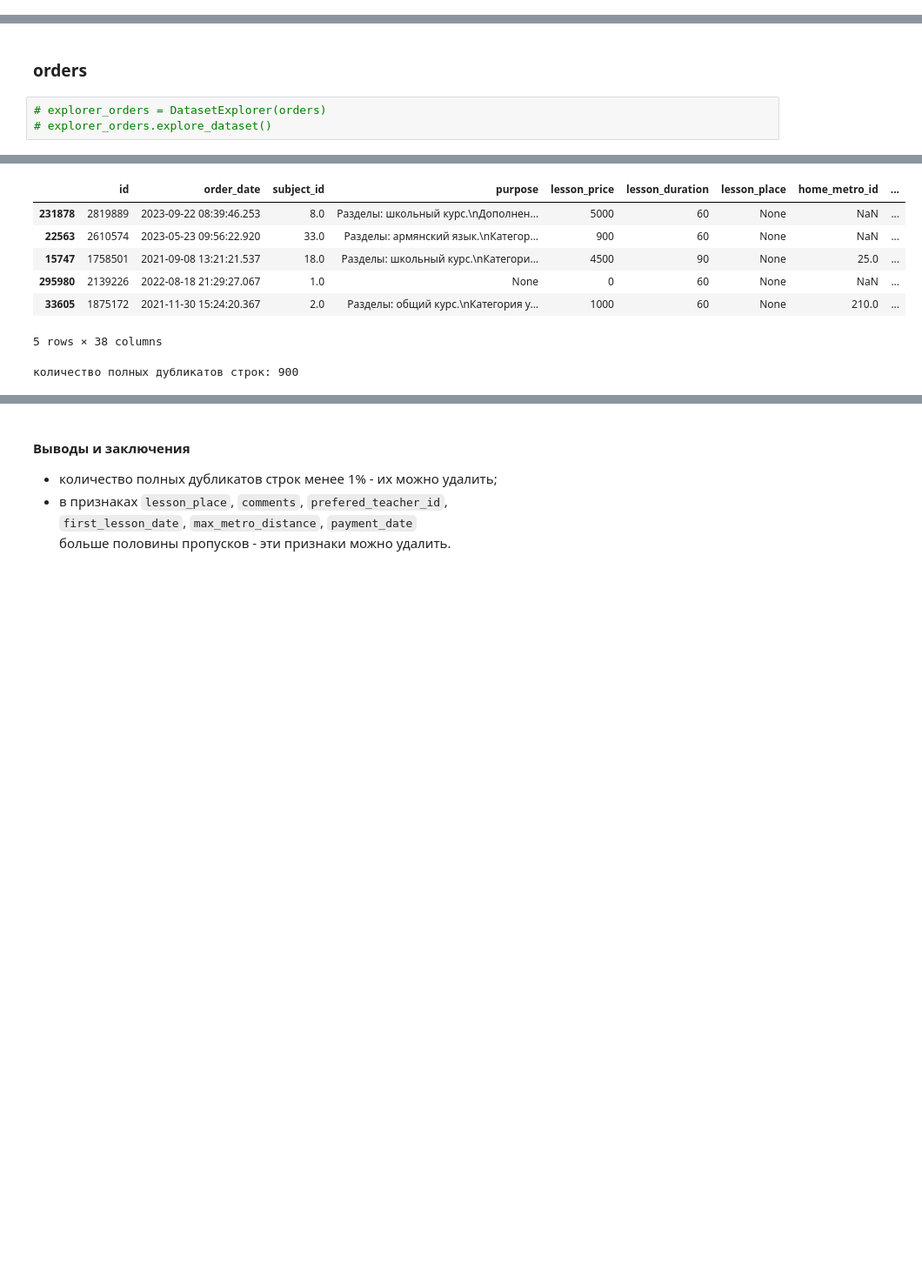
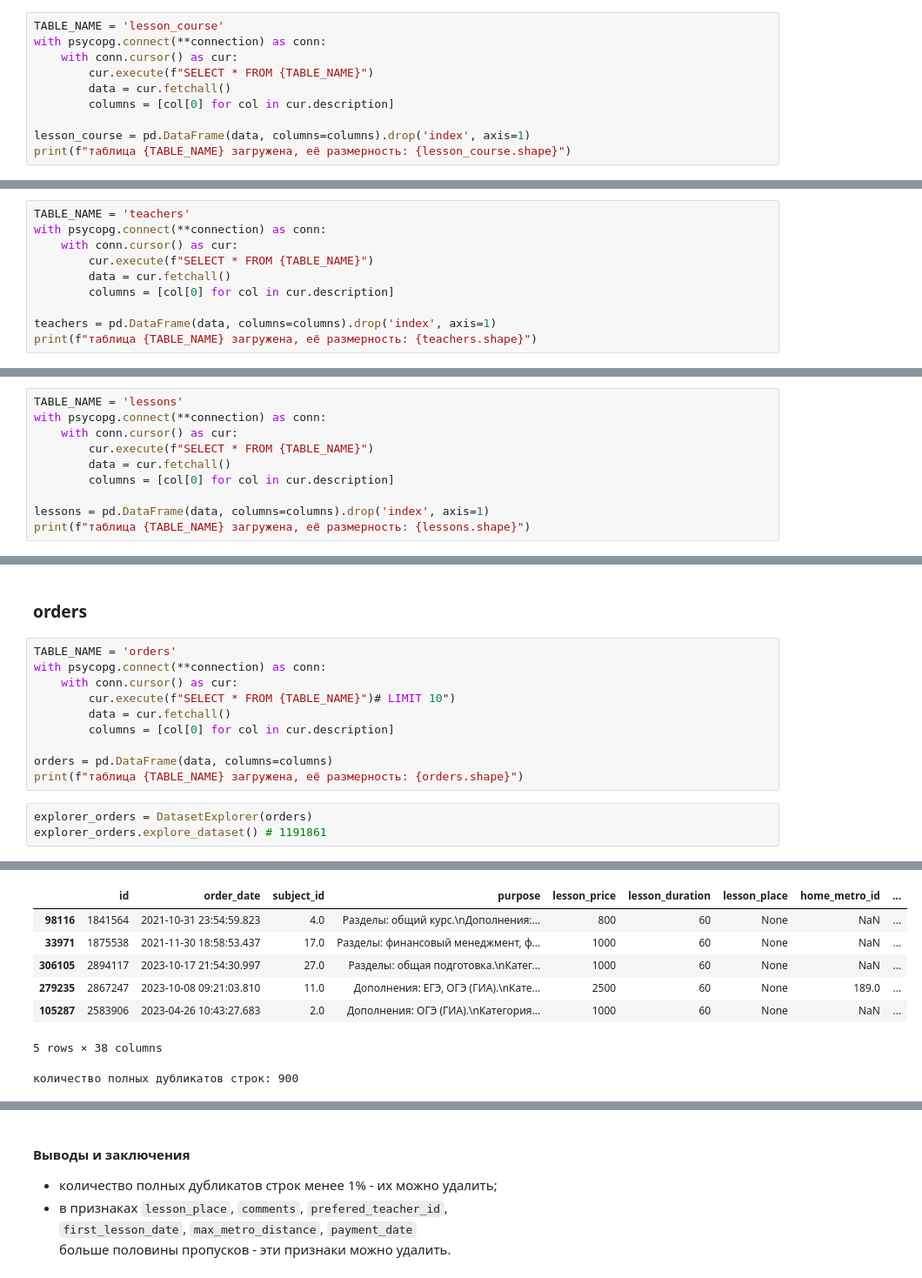
Before and after one commit to denis-42ds/identification_and_optimization_of_payments, a Jupyter notebook: payments_optimization.ipynb, the cells around one changed output, grey strips where cells are left out. Shown: that part at 87% size. Saved outputs shown, nothing was run; the diff lists cells and outputs as text; blank space fills up the shorter version.

Commit message:
data preparation modified

```diff
--- a/payments_optimization.ipynb
+++ b/payments_optimization.ipynb
@@ -416,3 +434,13 @@ is_pupils_needed: 96.36%
   <br>т.к. он даёт утечку целевого признака.
 # %% [markdown]
 ### lesson_course
+# %%
+TABLE_NAME = 'lesson_course'
+with psycopg.connect(**connection) as conn:
+    with conn.cursor() as cur:
+        cur.execute(f"SELECT * FROM {TABLE_NAME}")
+        data = cur.fetchall()
+        columns = [col[0] for col in cur.description]
+
+lesson_course = pd.DataFrame(data, columns=columns).drop('index', axis=1)
+print(f"таблица {TABLE_NAME} загружена, её размерность: {lesson_course.shape}")
@@ -479,3 +509,13 @@ order_id: 0.37%
 - у признаков `date_updated` и `suspend_till_date` нужно изменить тип данных на `datetime`
 # %% [markdown]
 ### teachers
+# %%
+TABLE_NAME = 'teachers'
+with psycopg.connect(**connection) as conn:
+    with conn.cursor() as cur:
+        cur.execute(f"SELECT * FROM {TABLE_NAME}")
+        data = cur.fetchall()
+        columns = [col[0] for col in cur.description]
+
+teachers = pd.DataFrame(data, columns=columns).drop('index', axis=1)
+print(f"таблица {TABLE_NAME} загружена, её размерность: {teachers.shape}")
@@ -533,3 +575,13 @@ Name: count, dtype: int64
 - наблюдается дисбаланс классов целевой переменной.
 # %% [markdown]
 ### lessons
+# %%
+TABLE_NAME = 'lessons'
+with psycopg.connect(**connection) as conn:
+    with conn.cursor() as cur:
+        cur.execute(f"SELECT * FROM {TABLE_NAME}")
+        data = cur.fetchall()
+        columns = [col[0] for col in cur.description]
+
+lessons = pd.DataFrame(data, columns=columns).drop('index', axis=1)
+print(f"таблица {TABLE_NAME} загружена, её размерность: {lessons.shape}")
@@ -592,33 +646,43 @@ amount_paid: 99.32%
 - все представленные `id` уроков уникальны.
 # %% [markdown]
 ### orders
+# %%
+TABLE_NAME = 'orders'
+with psycopg.connect(**connection) as conn:
+    with conn.cursor() as cur:
+        cur.execute(f"SELECT * FROM {TABLE_NAME}")# LIMIT 10")
+        data = cur.fetchall()
+        columns = [col[0] for col in cur.description]
+
+orders = pd.DataFrame(data, columns=columns)
+print(f"таблица {TABLE_NAME} загружена, её размерность: {orders.shape}")
 # %%
-# explorer_orders = DatasetExplorer(orders)
-# explorer_orders.explore_dataset()
+explorer_orders = DatasetExplorer(orders)
+explorer_orders.explore_dataset() # 1191861
 # %% [output]
 <class 'pandas.core.frame.DataFrame'>
 Index: 1191861 entries, 0 to 437216
 Data columns (total 38 columns):
  #   Column                   Non-Null Count    Dtype
 ---  ------                   --------------    -----
  0   id                       1191861 non-null  int32
  1   order_date               1191861 non-null  object
  2   subject_id               1181529 non-null  float32
  3   purpose                  1025351 non-null  object
  4   lesson_price             1191861 non-null  int32
  5   lesson_duration          1191861 non-null  int32
  6   lesson_place             31 non-null       object
 ... (29 lines left out)
  36  payment_date             129665 non-null   object
  37  is_display_to_teachers   1191861 non-null  int8
 dtypes: float32(9), int32(16), int8(3), object(10)
 memory usage: 217.1+ MB
 |  | id | order_date | subject_id | purpose | lesson_price | lesson_duration | lesson_place | home_metro_id | ... |
-| 231878 | 2819889 | 2023-09-22 08:39:46.253 | 8.0 | Разделы: школьный курс.\nДополнен... | 5000 | 60 | None | NaN | ... |
-| 22563 | 2610574 | 2023-05-23 09:56:22.920 | 33.0 | Разделы: армянский язык.\nКатегор... | 900 | 60 | None | NaN | ... |
-| 15747 | 1758501 | 2021-09-08 13:21:21.537 | 18.0 | Разделы: школьный курс.\nКатегори... | 4500 | 90 | None | 25.0 | ... |
-| 295980 | 2139226 | 2022-08-18 21:29:27.067 | 1.0 | None | 0 | 60 | None | NaN | ... |
-| 33605 | 1875172 | 2021-11-30 15:24:20.367 | 2.0 | Разделы: общий курс.\nКатегория у... | 1000 | 60 | None | 210.0 | ... |
+| 98116 | 1841564 | 2021-10-31 23:54:59.823 | 4.0 | Разделы: общий курс.\nДополнения:... | 800 | 60 | None | NaN | ... |
+| 33971 | 1875538 | 2021-11-30 18:58:53.437 | 17.0 | Разделы: финансовый менеджмент, ф... | 1000 | 60 | None | NaN | ... |
+| 306105 | 2894117 | 2023-10-17 21:54:30.997 | 27.0 | Разделы: общая подготовка.\nКатег... | 1000 | 60 | None | NaN | ... |
+| 279235 | 2867247 | 2023-10-08 09:21:03.810 | 11.0 | Дополнения: ЕГЭ, ОГЭ (ГИА).\nКате... | 2500 | 60 | None | 189.0 | ... |
+| 105287 | 2583906 | 2023-04-26 10:43:27.683 | 2.0 | Дополнения: ОГЭ (ГИА).\nКатегория... | 1000 | 60 | None | NaN | ... |
 5 rows × 38 columns
 количество полных дубликатов строк: 900
 [figure]
```
Also changed, not shown: parts of 29 cells of this notebook, 1 other file.
